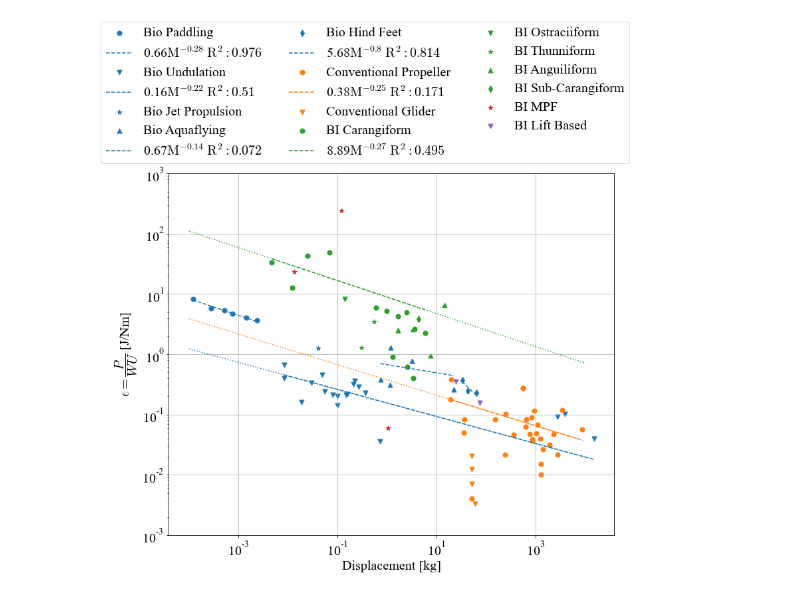
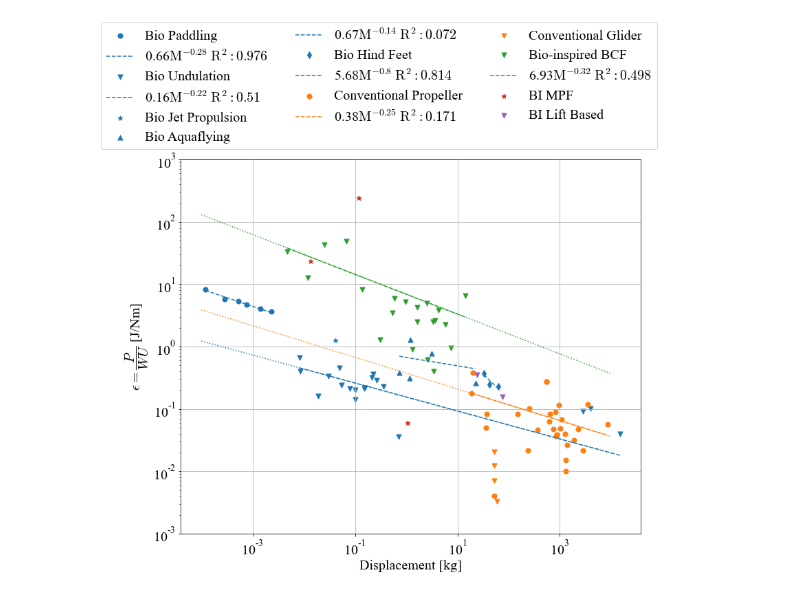
Before and after one commit to michaelcoe/Cost-of-Transport-Estimation, a Jupyter notebook: database_COT_plots.ipynb, the cells around one changed output. Drawn from its saved outputs; the diff is of its cells as text; code cells hidden in the pictures.

```diff
--- a/database_COT_plots.ipynb
+++ b/database_COT_plots.ipynb
@@ -549,56 +538,53 @@ for i, mode in enumerate(conv_modes):
         if mode == 'Propeller':
                 pars = model.guess(data['COTopt [J/Nm]'].values, x=data['Weight [kg]'].values)
                 pars['p_amplitude'].set(value=6, min=0.001, max=100.0)
-                pars['p_exponent'].set(value=-0.5, min=-2.0, max=0.001)
+                pars['p_exponent'].set(value=-0.5, min=-5.0, max=0.001)
 
                 fit = model.fit(data['COTopt [J/Nm]'].values, pars, x=data['Weight [kg]'].values)
 
                 r_squared = calc_rsquared(data['Weight [kg]'].values, data['COTopt [J/Nm]'].values, fit.params['p_amplitude'].value, fit.params['p_exponent'].value)
 
                 ax5.scatter(data['Weight [kg]'], data['COTopt [J/Nm]'], marker=markers[i], color=col, s=marker_size, label='Conventional ' + mode)
                 ax5.plot(data['Weight [kg]'], fit.params['p_amplitude'].value*data['Weight [kg]'].values**fit.params['p_exponent'].value, col + '--',
                         label=str(np.round(fit.params['p_amplitude'].value, 2)) + '$\mathrm{M^{' + str(np.round(fit.params['p_exponent'].value,2)) + '}\;R^2: '
                         + str(np.round(r_squared, 3)) + '}$')
                 ax5.plot(dx, fit.params['p_amplitude'].value*dx**fit.params['p_exponent'].value, col + ':')
         else:
                 ax5.scatter(data['Weight [kg]'], data['COTopt [J/Nm]'], marker=markers[i], color=col, s=marker_size, label='Conventional ' + mode)
 
-for i, mode in enumerate(bcf_modes):
-        col = 'C2'
-        # perform fits for data
-        data = bcf_dfs[i].sort_values(by=['Weight [kg]'])
-        if mode == 'Carangiform':
-                pars = model.guess(data['COTopt [J/Nm]'].values, x=data['Weight [kg]'].values)
-                pars['p_amplitude'].set(value=6, min=0.001, max=100.0)
-                pars['p_exponent'].set(value=-0.5, min=-0.75, max=0.001)
+col = 'C2'
+# perform fits for data
+data = pd.concat(bcf_dfs)
+data = data.sort_values(by=['Weight [kg]'])
+pars = model.guess(data['COTopt [J/Nm]'].values, x=data['Weight [kg]'].values)
+pars['p_amplitude'].set(value=6, min=0.001, max=100.0)
+pars['p_exponent'].set(value=-0.5, min=-0.75, max=0.001)
 
-                fit = model.fit(data['COTopt [J/Nm]'], pars, x=data['Weight [kg]'])
+fit = model.fit(data['COTopt [J/Nm]'], pars, x=data['Weight [kg]'])
 
-                r_squared = calc_rsquared(data['Weight [kg]'].values, data['COTopt [J/Nm]'].values, fit.params['p_amplitude'].value, fit.params['p_exponent'].value)
+r_squared = calc_rsquared(data['Weight [kg]'].values, data['COTopt [J/Nm]'].values, fit.params['p_amplitude'].value, fit.params['p_exponent'].value)
 
-                ax5.scatter(data['Weight [kg]'], data['COTopt [J/Nm]'], marker=markers[i], color='C2', s=marker_size, label='BI ' + mode)
-                ax5.plot(data['Weight [kg]'], fit.params['p_amplitude'].value*data['Weight [kg]'].values**fit.params['p_exponent'].value, col + '--',
-                        label=str(np.round(fit.params['p_amplitude'].value, 2)) + '$\mathrm{M^{' + str(np.round(fit.params['p_exponent'].value,2)) + '}\;R^2: '
-                        + str(np.round(r_squared, 3)) + '}$')
-                ax5.plot(dx, fit.params['p_amplitude'].value*dx**fit.params['p_exponent'].value, col + ':')
-        else:
-                ax5.scatter(data['Weight [kg]'], data['COTopt [J/Nm]'], marker=markers[i], color='C2', s=marker_size, label='BI ' + mode)
+ax5.scatter(data['Weight [kg]'], data['COTopt [J/Nm]'], marker=markers[i], color='C2', s=marker_size, label='Bio-inspired BCF')
+ax5.plot(data['Weight [kg]'], fit.params['p_amplitude'].value*data['Weight [kg]'].values**fit.params['p_exponent'].value, col + '--',
+        label=str(np.round(fit.params['p_amplitude'].value, 2)) + '$\mathrm{M^{' + str(np.round(fit.params['p_exponent'].value,2)) + '}\;R^2: '
+        + str(np.round(r_squared, 3)) + '}$')
+ax5.plot(dx, fit.params['p_amplitude'].value*dx**fit.params['p_exponent'].value, col + ':')
 
 ax5.scatter(mpf_cot['Weight [kg]'], mpf_cot['COTopt [J/Nm]'], marker='*', color='C3', s=marker_size, label='BI MPF')
 ax5.scatter(lift_cot['Weight [kg]'], lift_cot['COTopt [J/Nm]'], marker='v', color='C4', s=marker_size, label='BI Lift Based')
 
 ax5.set_xlabel('Displacement [kg]')
 ax5.set_ylabel('$\mathrm{\epsilon} = \dfrac{P}{WU}$ [J/Nm]')
 ax5.legend(ncol=3, loc=4, bbox_to_anchor=(1.05, 1.01))
 
 # ax5.set_xlim([1e-4, 2e4])
 ax5.set_ylim([1e-3, 1e3])
 ax5.set_yscale('log')
 ax5.set_xscale('log')
 ax5.grid()
-#fig5.savefig('cot_j-Nm.pdf', facecolor='w', dpi=300, bbox_inches='tight')
+fig5.savefig('cot_j-Nm.pdf', facecolor='w', dpi=300, bbox_inches='tight')
 # %% [output]
-[figure, old version]
+[figure, new version]
 # %%
 fig6, ax6 = plt.subplots(figsize=(12,10), facecolor='w')
 marker_size=50
```
Also changed, not shown: parts of 6 cells of this notebook, 4 other files.
